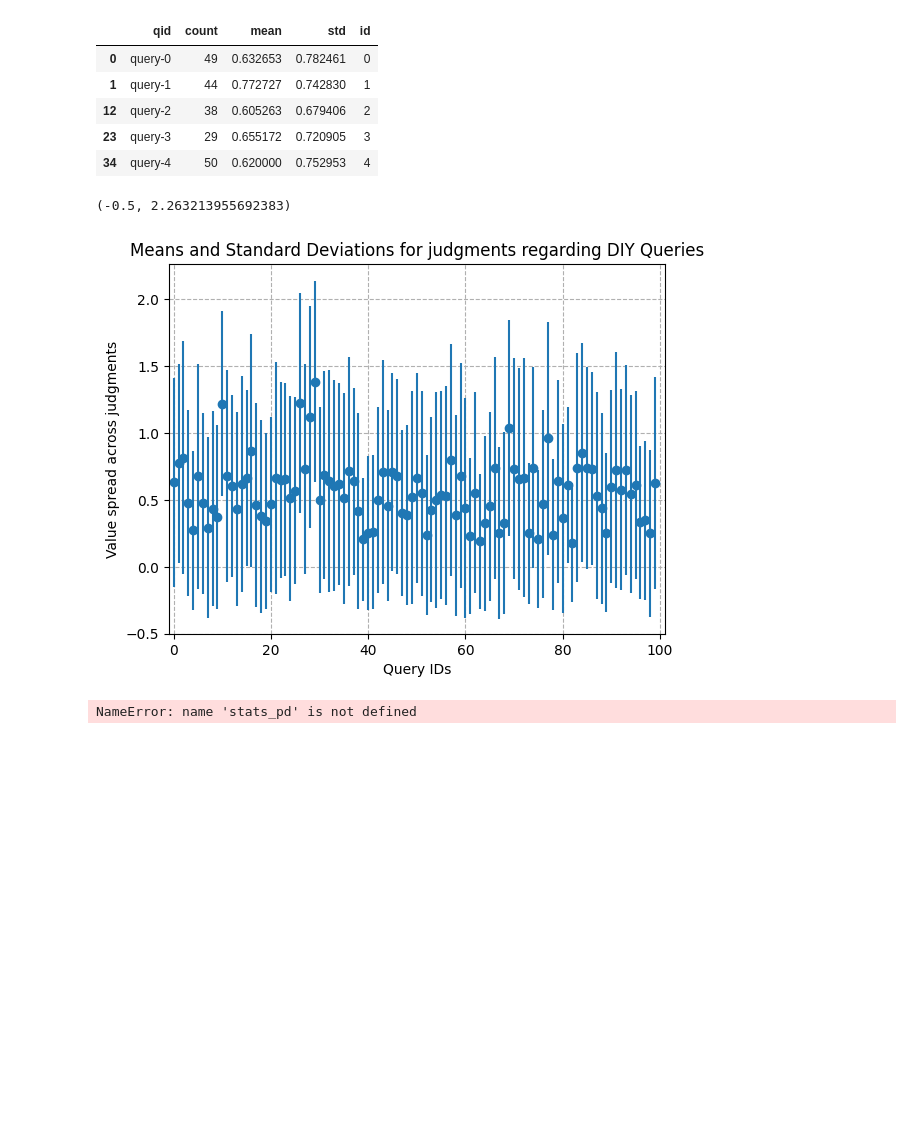
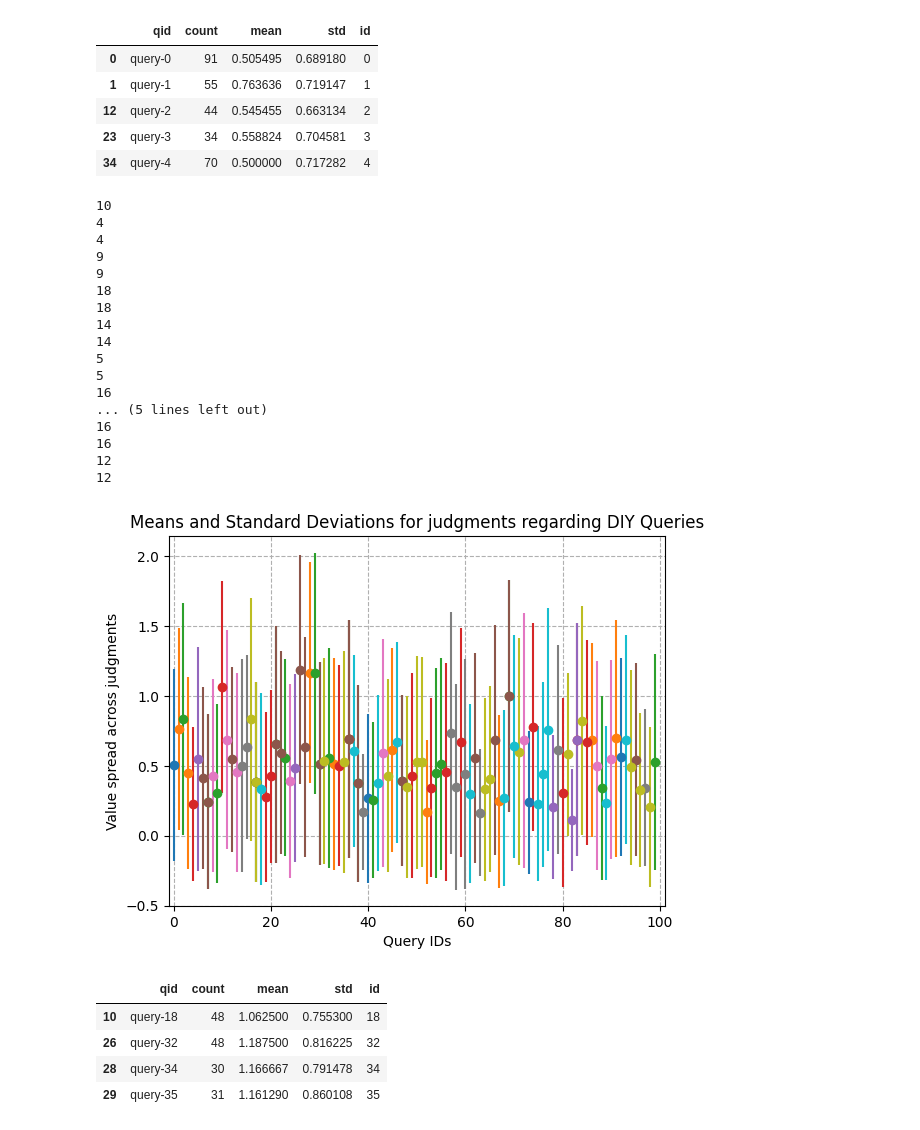
Before and after one commit to PhilipZubel/task-search-quality, a Jupyter notebook: results.ipynb, the cells around one changed output. Drawn from its saved outputs; the diff is of its cells as text; code cells hidden in the pictures; blank space fills up the shorter version.

```diff
--- a/results.ipynb
+++ b/results.ipynb
@@ -12,7 +12,7 @@ qrels_folder = os.path.join(os.getcwd(), 'measurements', 'judgments')
 run_cooking_folder = os.path.join(os.getcwd(), 'measurements', 'cooking', 'run_files')
 run_diy_folder = os.path.join(os.getcwd(), 'measurements', 'diy', 'run_files')
 cooking_runs = os.listdir(run_cooking_folder)
-cooking_qrles = os.path.join(qrels_folder, "cooking.qrles")
+cooking_qrles = os.path.join(qrels_folder, "cooking.qrels")
 
 queries = {
     "COOKING" : pd.read_csv('queries/cooking.csv'),
@@ -35,7 +35,7 @@ def get_filepaths(folder):
 def get_accuracy(run_filepath, qrles_filepath):
     run = ir_measures.read_trec_run(run_filepath)
     qrles = ir_measures.read_trec_qrels(qrles_filepath)
-    accuracy = ir_measures.calc_aggregate([nDCG@3, nDCG@5, nDCG@10, Precision@3, Precision@5, Precision@10, Recall@10, Recall@25, Judged@10, Judged@20, MAP], qrles, run)
+    accuracy = ir_measures.calc_aggregate([nDCG@3, nDCG@5, nDCG@10, Precision@3, Precision@5, Precision@10, Recall@10, Recall@20, Recall@50, Judged@10, Judged@20, MAP], qrles, run)
     return accuracy
 
 def get_precision_recall(run_filepath, qrles_filepath):
@@ -93,7 +93,7 @@ tct-colbertv2 {nDCG@10: 0.7081894346521947, nDCG@5: 0.7530100347960512, P@5: 0.8
 
 
 diy_runs = os.listdir(run_diy_folder)
-diy_qrles = os.path.join(qrels_folder, "diy.qrles")
+diy_qrles = os.path.join(qrels_folder, "diy.qrels")
 
 results = {}
 for searcher in sorted(diy_runs):
@@ -107,5 +107,6 @@ for searcher in sorted(diy_runs):
 
 df = pd.DataFrame(results).transpose()
 # df[["AP", "nDCG@3", "nDCG@5", "nDCG@10", "P@3", "P@5", "P@10", "R@10", "R@25"]]
+df.to_csv("/home/ubuntu/task-search-quality/measurements/diy/analysis/all-metrics.csv")
 df
 # %% [output]
@@ -143,6 +144,6 @@ marqo+t5.run [0.9424480519480519, 0.922078983108395, 0.8794036876660379, 0.78796
 # %%
 diy_runs = os.listdir(run_diy_folder)
-diy_qrles = os.path.join(qrels_folder, "diy.qrles")
+diy_qrles = os.path.join(qrels_folder, "diy.qrels")
 
 judgments = []
 with open(diy_qrles, "r") as f:
@@ -160,30 +161,63 @@ stats_pd = stats_pd.sort_values(by=['id'])
 stats_pd.head()
 # %% [output]
 |  | qid | count | mean | std | id |
-| 0 | query-0 | 49 | 0.632653 | 0.782461 | 0 |
-| 1 | query-1 | 44 | 0.772727 | 0.742830 | 1 |
-| 12 | query-2 | 38 | 0.605263 | 0.679406 | 2 |
-| 23 | query-3 | 29 | 0.655172 | 0.720905 | 3 |
-| 34 | query-4 | 50 | 0.620000 | 0.752953 | 4 |
+| 0 | query-0 | 91 | 0.505495 | 0.689180 | 0 |
+| 1 | query-1 | 55 | 0.763636 | 0.719147 | 1 |
+| 12 | query-2 | 44 | 0.545455 | 0.663134 | 2 |
+| 23 | query-3 | 34 | 0.558824 | 0.704581 | 3 |
+| 34 | query-4 | 70 | 0.500000 | 0.717282 | 4 |
 # %%
 import matplotlib.pyplot as plt
 
-plt.errorbar(x=stats_pd.index, y=stats_pd["mean"], yerr=stats_pd["std"], fmt='o')
+colors = ['red', 'green', 'blue', 'black', 'pink', 'purple', 'orange', 'yellow', 'cyan', 'brown']
+
+print(len( df["model"].unique()))
+df = pd.read_csv("/home/ubuntu/task-search-quality/measurements/diy/analysis/diy-MAP-best.csv")
+df.head()
+for model_name, color in zip(df["model"].unique(), colors):
+    points_to_plot = df[df["model"] == model_name]
+    print(len(points_to_plot))
+    filtered_df = stats_pd[stats_pd["qid"].isin(points_to_plot['query_id'])]
+    print(len(filtered_df))
+    # print(filtered_df)
+
+    plt.errorbar(x=filtered_df.index, y=filtered_df["mean"], yerr=filtered_df["std"], fmt='o', label=model_name)
 plt.title("Means and Standard Deviations for judgments regarding DIY Queries")
 
 plt.xlabel('Query IDs')
 plt.ylabel('Value spread across judgments')
 plt.grid(linestyle='--')
 plt.xlim(-1,101)
 plt.ylim(-0.5)
+plt.show()
 # %% [output]
-(-0.5, 2.263213955692383)
+10
+4
+4
+9
+9
+18
+18
+14
+14
+5
+5
+16
+... (5 lines left out)
+16
+16
+12
+12
-[figure, old version]
+[figure, new version]
 # %%
-stats_pd = stats_pd[stats_pd["mean"] > 1]
-stats_pd.head(10)
+# stats_pd = stats_pd[stats_pd["mean"] > 1]
+# stats_pd.head(10)
 # %% [output]
-NameError: name 'stats_pd' is not defined
+|  | qid | count | mean | std | id |
+| 10 | query-18 | 48 | 1.062500 | 0.755300 | 18 |
+| 26 | query-32 | 48 | 1.187500 | 0.816225 | 32 |
+| 28 | query-34 | 30 | 1.166667 | 0.791478 | 34 |
+| 29 | query-35 | 31 | 1.161290 | 0.860108 | 35 |
 # %%
 # diy_queries = queries["DIY"]
 # for label, query in stats_pd.iterrows():
```
Also changed, not shown: parts of 8 cells of this notebook, 14 other files.
